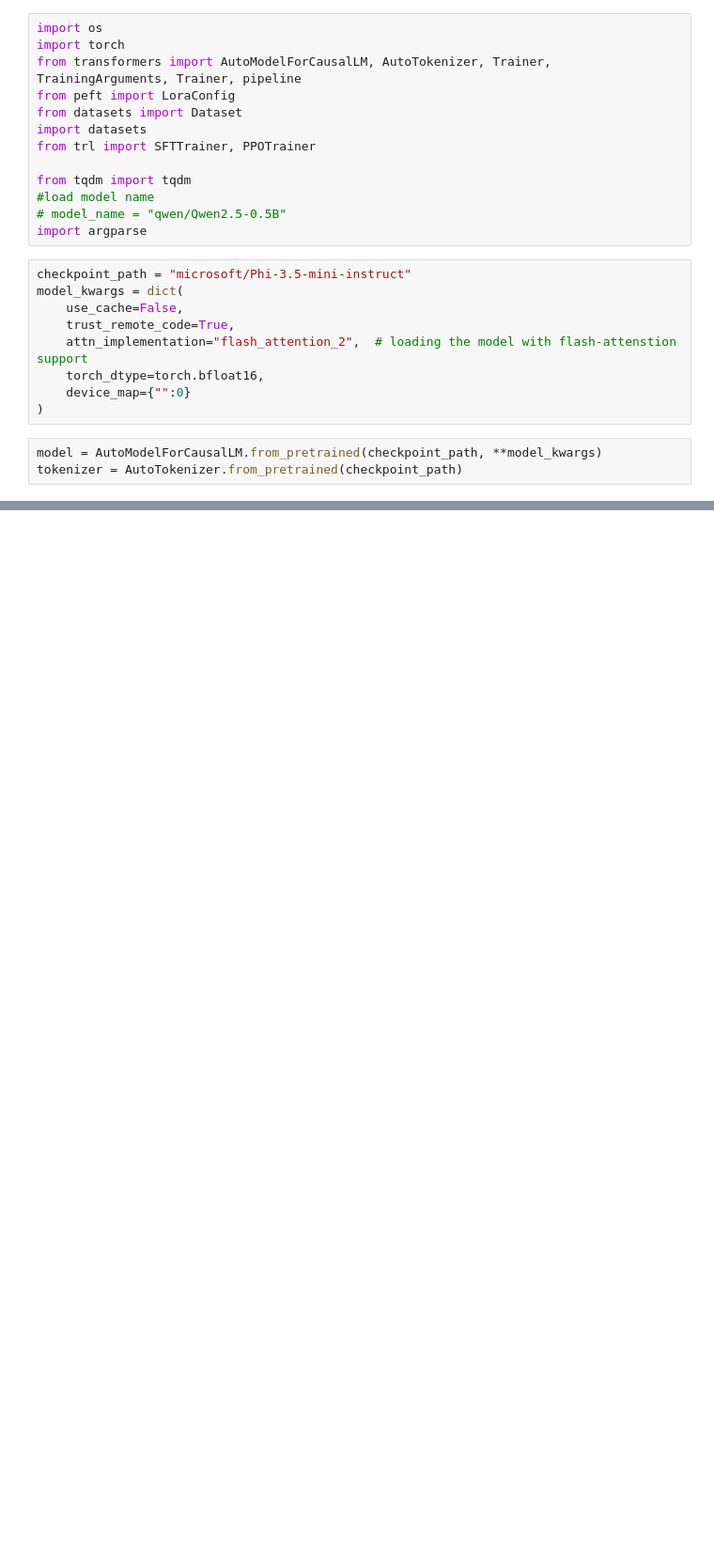
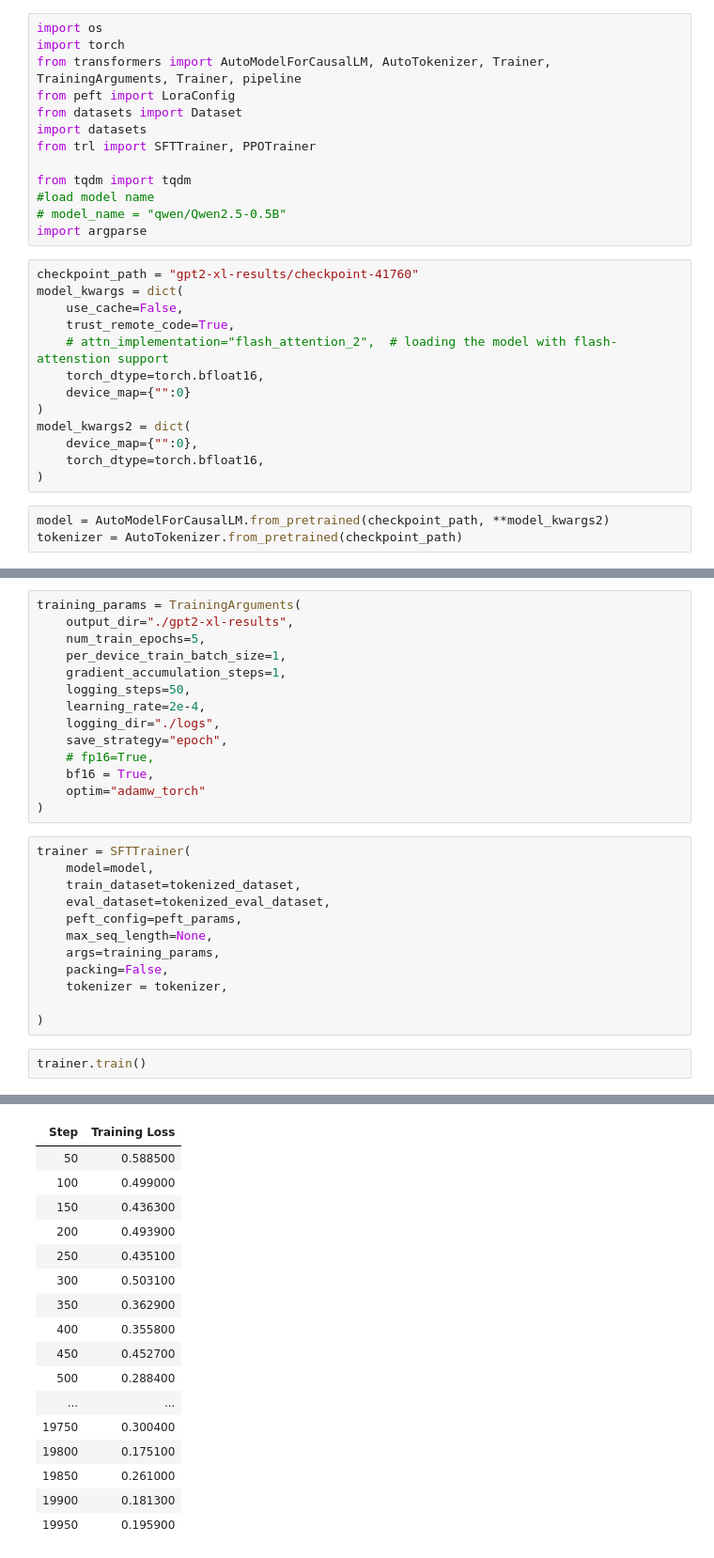
Before and after one commit to thanhnienyeumeo/Math-Reasoning, a Jupyter notebook: phi3.ipynb, the cells around one changed output, grey strips where cells are left out. Shown at 94% size. Saved outputs shown, nothing was run; the diff lists cells and outputs as text; blank space fills up the shorter version.

```diff
--- a/phi3.ipynb
+++ b/phi3.ipynb
@@ -12,14 +12,18 @@ from tqdm import tqdm
 # model_name = "qwen/Qwen2.5-0.5B"
 import argparse
 # %%
-checkpoint_path = "microsoft/Phi-3.5-mini-instruct"
+checkpoint_path = "gpt2-xl-results/checkpoint-41760"
 model_kwargs = dict(
     use_cache=False,
     trust_remote_code=True,
-    attn_implementation="flash_attention_2",  # loading the model with flash-attenstion support
+    # attn_implementation="flash_attention_2",  # loading the model with flash-attenstion support
     torch_dtype=torch.bfloat16,
     device_map={"":0}
 )
+model_kwargs2 = dict(
+    device_map={"":0},
+    torch_dtype=torch.bfloat16,
+)
 # %%
-model = AutoModelForCausalLM.from_pretrained(checkpoint_path, **model_kwargs)
+model = AutoModelForCausalLM.from_pretrained(checkpoint_path, **model_kwargs2)
 tokenizer = AutoTokenizer.from_pretrained(checkpoint_path)
@@ -25,0 +78,29 @@ tokenizer = AutoTokenizer.from_pretrained(checkpoint_path)
+# %%
+training_params = TrainingArguments(
+    output_dir="./gpt2-xl-results",
+    num_train_epochs=5,
+    per_device_train_batch_size=1,
+    gradient_accumulation_steps=1,
+    logging_steps=50,
+    learning_rate=2e-4,
+    logging_dir="./logs",
+    save_strategy="epoch",
+    # fp16=True,
+    bf16 = True,
+    optim="adamw_torch"
+)
+# %%
+trainer = SFTTrainer(
+    model=model,
+    train_dataset=tokenized_dataset,
+    eval_dataset=tokenized_eval_dataset,
+    peft_config=peft_params,
+    max_seq_length=None,
+    args=training_params,
+    packing=False,
+    tokenizer = tokenizer,
+
+)
+# %%
+trainer.train()
+# %% [output]
@@ -25,0 +109,17 @@ tokenizer = AutoTokenizer.from_pretrained(checkpoint_path)
+| Step | Training Loss |
+| 50 | 0.588500 |
+| 100 | 0.499000 |
+| 150 | 0.436300 |
+| 200 | 0.493900 |
+| 250 | 0.435100 |
+| 300 | 0.503100 |
+| 350 | 0.362900 |
+| 400 | 0.355800 |
+| 450 | 0.452700 |
+| 500 | 0.288400 |
+| ... | ... |
+| 19750 | 0.300400 |
+| 19800 | 0.175100 |
+| 19850 | 0.261000 |
+| 19900 | 0.181300 |
+| 19950 | 0.195900 |
```
Also changed, not shown: parts of 14 cells of this notebook, 2 other files.
